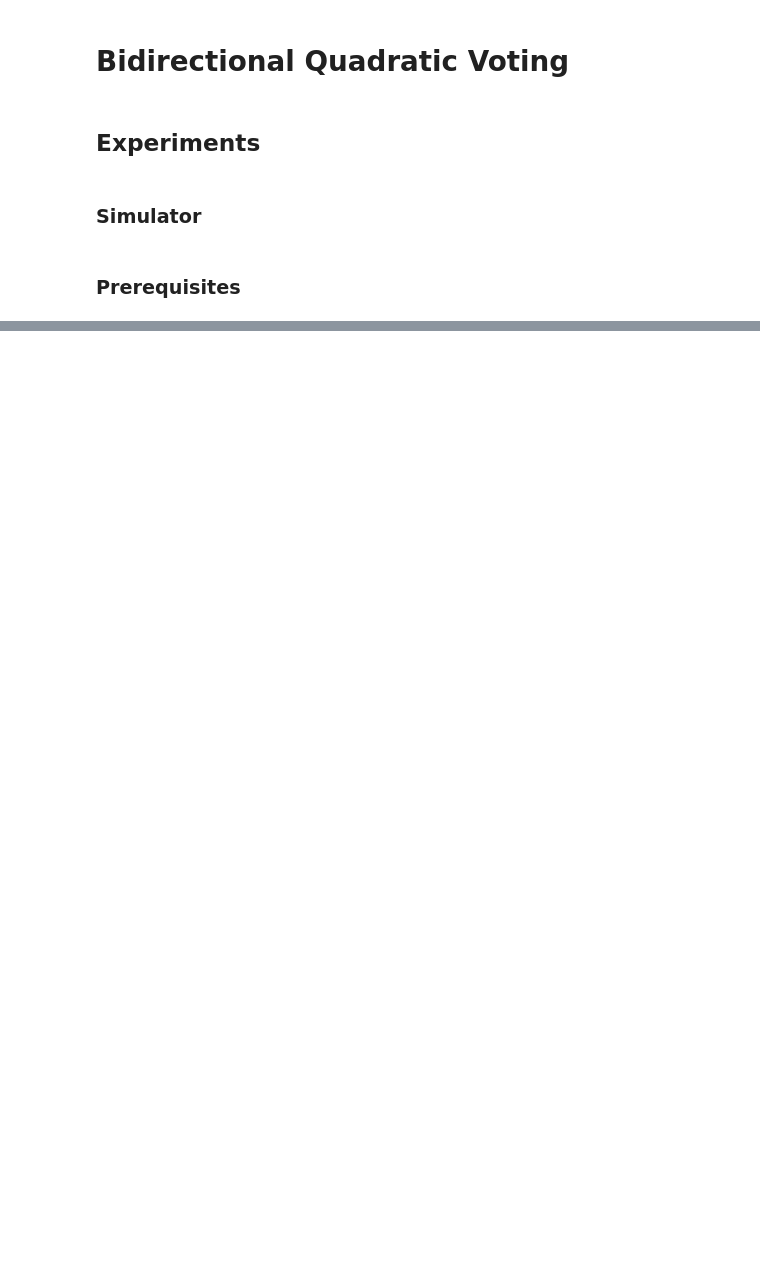
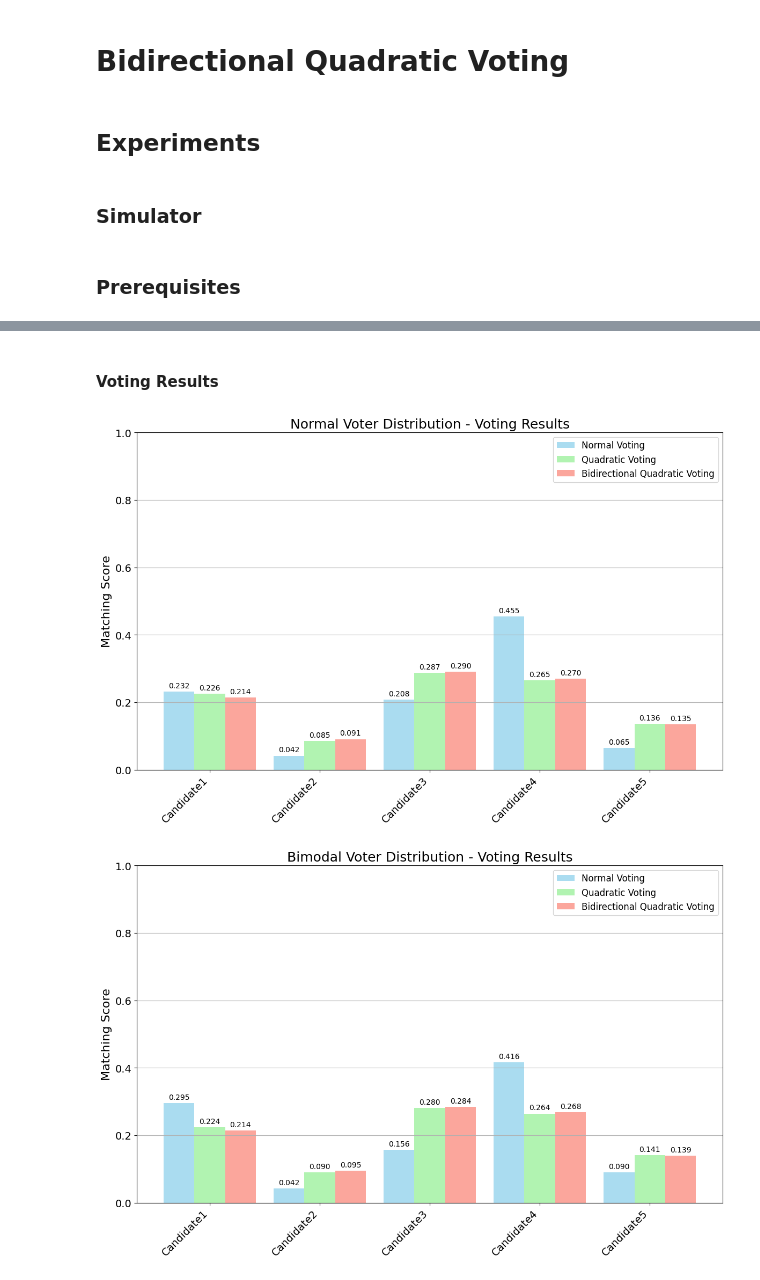
Before and after one commit to kentaro/bidirectional-quadratic-voting, a Jupyter notebook: experiments.ipynb, the cells around one changed output, grey strips where cells are left out. Saved outputs shown, nothing was run; the diff lists cells and outputs as text; code cells hidden in the pictures; blank space fills up the shorter version.

```diff
--- a/experiments.ipynb
+++ b/experiments.ipynb
@@ -263,0 +229,43 @@ Candidate5 (Ideology: 1.00): [2.57257554 4.33668518 3.55546129 2.15470193 4.1127
+# %% [markdown]
+#### Voting Results
+# %%
+import matplotlib.pyplot as plt
+
+plt.rcParams.update({'font.size': 14})  # 基本のフォントサイズを14に設定
+
+for v_dist, (_, normal_scores, quadratic_scores, bidirectional_scores) in results.items():
+    fig, ax_match = plt.subplots(figsize=(12, 8))
+    x = np.arange(len(candidates))
+    width = 0.28
+
+    rects1 = ax_match.bar(x - width, normal_scores, width, label='Normal Voting', color='skyblue', alpha=0.7)
+    rects2 = ax_match.bar(x, quadratic_scores, width, label='Quadratic Voting', color='lightgreen', alpha=0.7)
+    rects3 = ax_match.bar(x + width, bidirectional_scores, width, label='Bidirectional Quadratic Voting', color='salmon', alpha=0.7)
+
+    ax_match.set_ylabel('Matching Score', fontsize=16)
+    ax_match.set_title(f'{v_dist.capitalize()} Voter Distribution - Voting Results', fontsize=18)
+    ax_match.set_xticks(x)
+    ax_match.set_xticklabels(candidates, rotation=45, ha='right', fontsize=14)
+    ax_match.set_ylim(0, 1)
+    ax_match.legend(fontsize=12)
+    ax_match.grid(axis='y')
+
+    def autolabel(rects, scores):
+        for rect, score in zip(rects, scores):
+            height = rect.get_height()
+            ax_match.annotate(f'{score:.3f}',
+                        xy=(rect.get_x() + rect.get_width() / 2, height),
+                    xytext=(0, 3),
+                    textcoords="offset points",
+                    ha='center', va='bottom',
+                    fontsize=10)
+
+    autolabel(rects1, normal_scores)
+    autolabel(rects2, quadratic_scores)
+    autolabel(rects3, bidirectional_scores)
+
+    plt.tight_layout()
+    plt.show()
+# %% [output]
+[figure, added]
+[figure, added]
```
Also changed, not shown: parts of 6 cells of this notebook, 5 other files.
